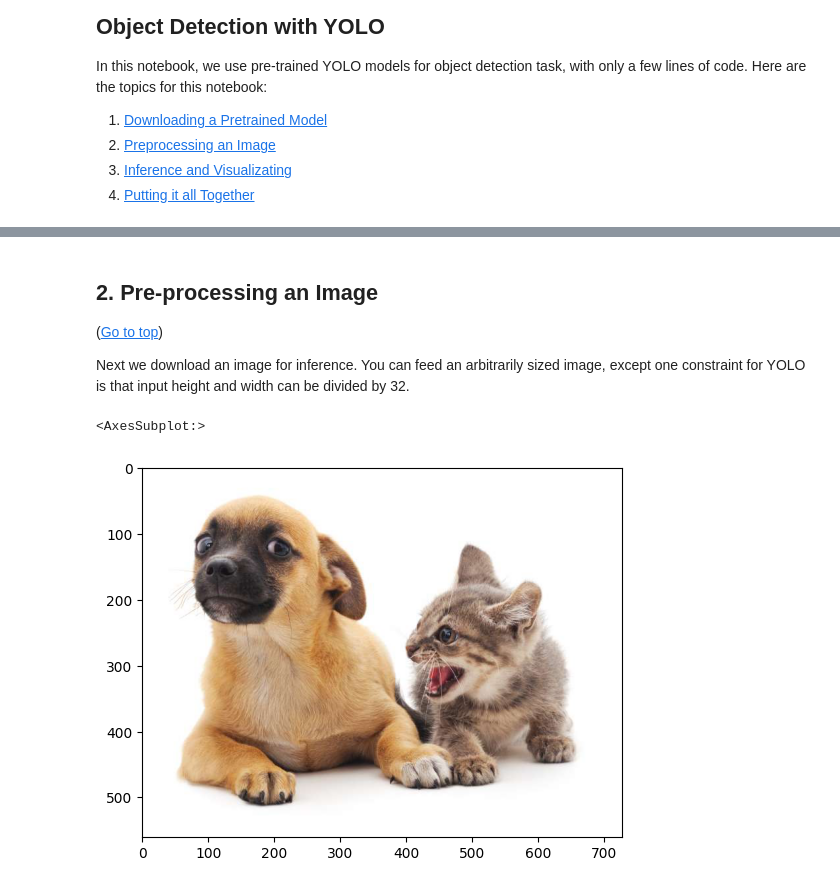
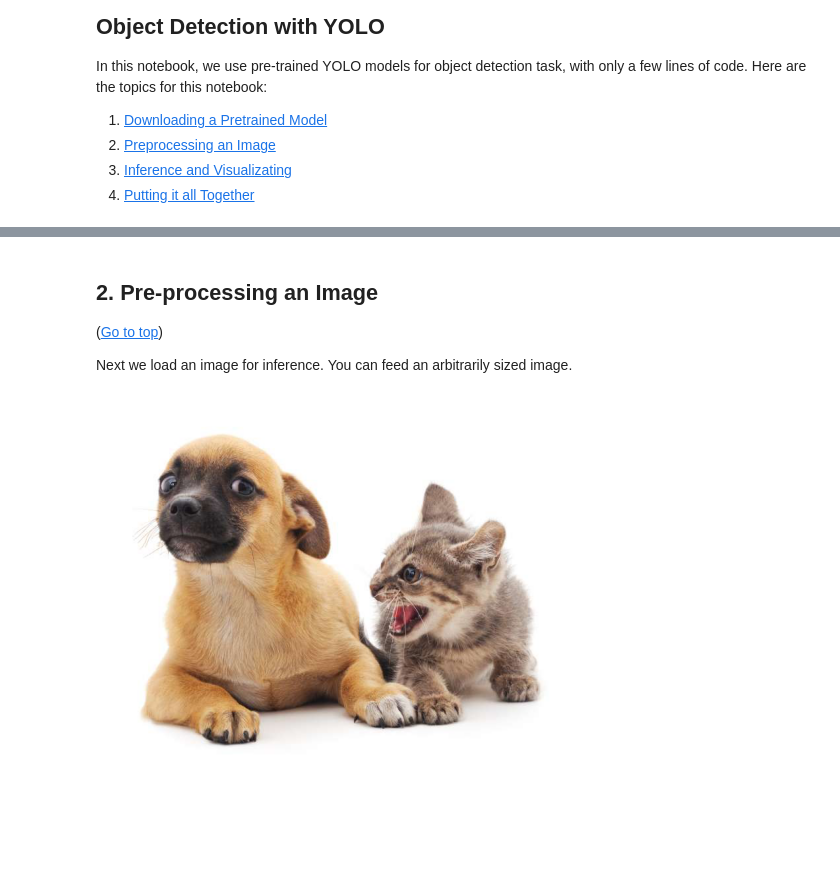
Before and after one commit to aws-samples/aws-machine-learning-university-accelerated-cv, a Jupyter notebook: notebooks/MLA-CV-DAY3-YOLO.ipynb, the cells around one changed output, grey strips where cells are left out. Cells and saved outputs as stored; diff of their text form; code cells hidden in the pictures; blank space fills up the shorter version.

```diff
--- a/notebooks/MLA-CV-DAY3-YOLO.ipynb
+++ b/notebooks/MLA-CV-DAY3-YOLO.ipynb
@@ -42,13 +44,12 @@ Downloading /home/ec2-user/.mxnet/models/yolo3_darknet53_voc-f5ece5ce.zip from h
 ## 2. <a name="2">Pre-processing an Image</a>
 (<a href="#0">Go to top</a>)
 
-Next we download an image for inference. You can
-feed an arbitrarily sized image, except one constraint for
-YOLO is that input height and width can be divided by 32.
+Next we load an image for inference. You can feed an arbitrarily sized image.
 # %%
 test_image = '../data/catdog.png'
-im_fname = imread(test_image)
-image.plot_image(im_fname)
+im_fname = Image.open(test_image)
+plt.imshow(im_fname)
+plt.axis('off')
+plt.show()
 # %% [output]
-<AxesSubplot:>
-[figure, old version]
+[figure, new version]
```
Also changed, not shown: parts of 20 cells of this notebook, 8 other files.
